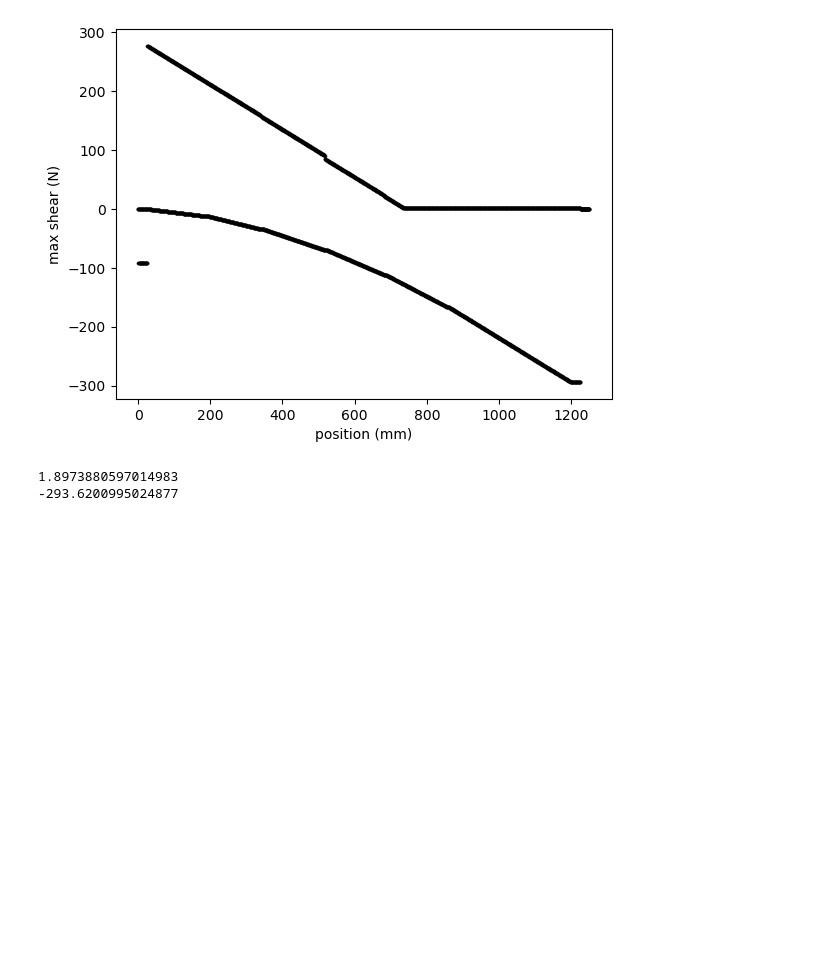
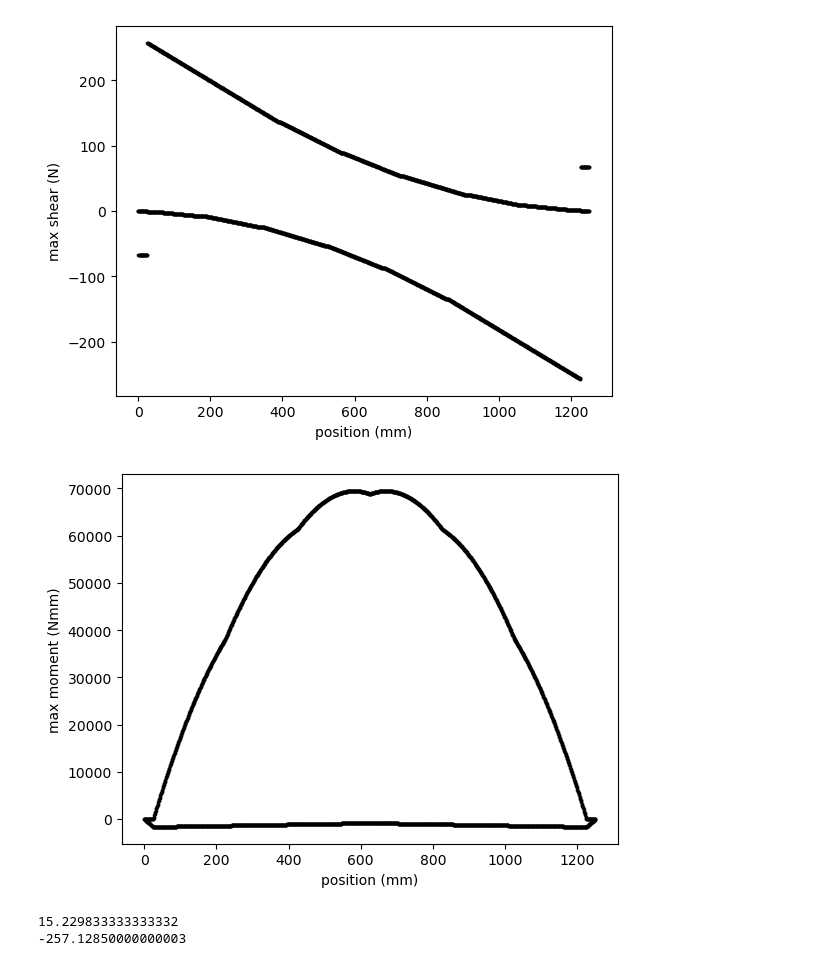
Before and after one commit to MinecartRider/civ102, a Jupyter notebook: shear.ipynb, the cells around one changed output. Drawn from its saved outputs; the diff is of its cells as text; code cells hidden in the pictures; blank space fills up the shorter version.

Commit message:
bugfixxed shear_helpers.py and shear.ipynb to include train length in envelope calculations

```diff
--- a/shear.ipynb
+++ b/shear.ipynb
@@ -6,21 +6,26 @@ import shear_helpers as sh
 #New Push
 # %%
 load_position = [-52, -228, -392, -568, -732, -908]
-P = [-91, -91, -67.5, -67.5, -67.5, -67.5]
+# P = [-91, -91, -67.5, -67.5, -67.5, -67.5]
+P = [-66.7]*6
 max_length = 1250
 reaction_locations = (25, 1225)
+train_length = 960
 # %%
 loads_mag = sh.get_loads(-452)
-loads = sh.find_loads(1105, loads_mag, load_position, max_length)
+loads = sh.find_loads(1105, P, load_position, max_length)
 reactions = sh.find_reaction(loads,reaction_locations)
 shear = {k: loads.get(k, 0) + reactions.get(k, 0) for k in set(loads) | set(reactions)}
 shears = sh.find_shear(shear, max_length)
 moments = sh.find_moment(shear, max_length)
-envelope_shear = sh.envelope(sh.find_shear, -452, load_position, reaction_locations, max_length)
+envelope_shear = sh.envelope(sh.find_shear, P, load_position, reaction_locations, max_length, train_length)
+envelope_moment = sh.envelope(sh.find_moment, P, load_position, reaction_locations, max_length, train_length)
 sh.plot_envelope(envelope_shear[0],envelope_shear[2],  "position (mm)", "max shear (N)", "shear.png")
+sh.plot_envelope(envelope_moment[0],envelope_moment[2],  "position (mm)", "max moment (Nmm)", "moment.png")
 print(envelope_shear[0][1000])
 print(min(list(envelope_shear[2].values())))
 # %% [output]
-[figure, old version]
+[figure, new version]
+[figure, added]
-1.8973880597014983
--293.6200995024877
+15.229833333333332
+-257.12850000000003
```
Also changed, not shown: parts of 1 cell of this notebook, 3 other files.
